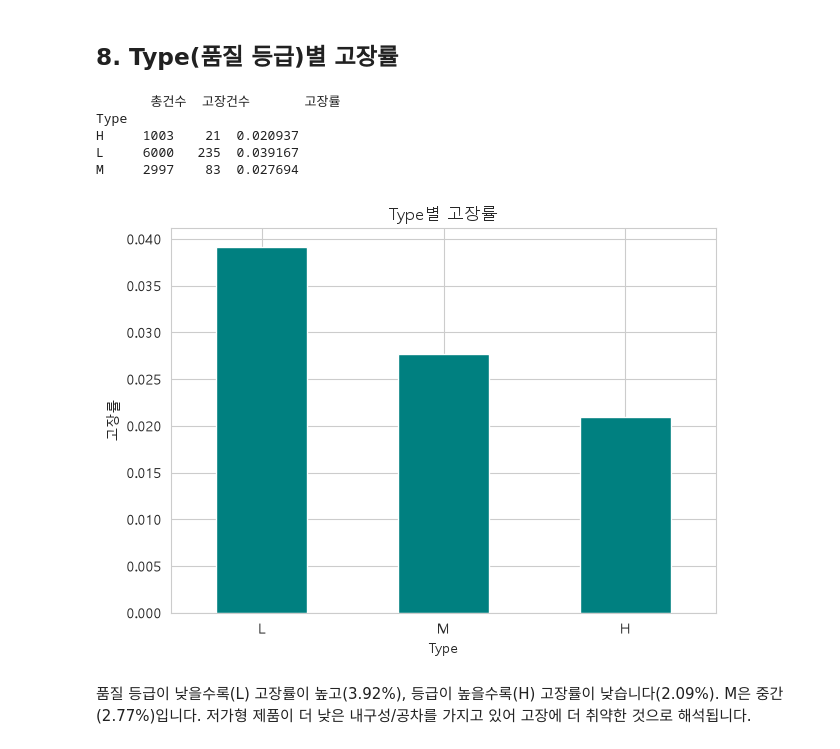
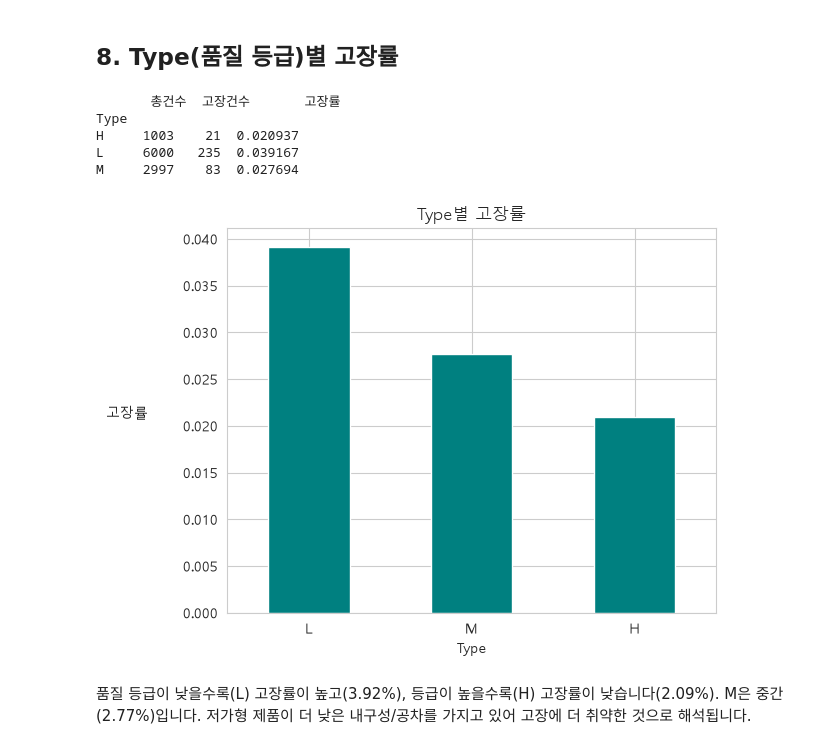
Before and after one commit to hmy7788/python_data_analyze, a Jupyter notebook: src/EDA1.ipynb, the cells around one changed output. Drawn from its saved outputs; the diff is of its cells as text; code cells hidden in the pictures.

```diff
--- a/src/EDA1.ipynb
+++ b/src/EDA1.ipynb
@@ -257,23 +257,25 @@ Passing `palette` without assigning `hue` is deprecated and will be removed in v
 # %%
 type_fail = df.groupby("Type")["Machine failure"].agg(["count", "sum", "mean"]).rename(
     columns={"count": "총건수", "sum": "고장건수", "mean": "고장률"})
 print(type_fail)
 
 # rot=0: pandas 기본 90도 회전 + Malgun Gothic 폰트 조합에서 x축 라벨(L/M/H)이
 # 깨진 글자로 렌더링되는 버그가 있어 회전을 꺼서 우회한다.
 type_fail["고장률"].reindex(["L", "M", "H"]).plot(kind="bar", color="teal", rot=0)
-plt.ylabel("고장률")
+# rotation=0: y축 라벨(세로 회전된 한글 "고장률")도 같은 폰트+회전 조합에서
+# 글자가 깨져 보이는 버그가 있어 마찬가지로 회전을 꺼서 우회한다.
+plt.ylabel("고장률", rotation=0, labelpad=25, ha="right")
 plt.title("Type별 고장률")
 plt.tight_layout()
 plt.savefig("../images/eda_failrate_by_type.png", dpi=100, bbox_inches="tight")
 plt.show()
 # %% [output]
        총건수  고장건수       고장률
 Type
 H     1003    21  0.020937
 L     6000   235  0.039167
 M     2997    83  0.027694
-[figure, old version]
+[figure, new version]
 # %% [markdown]
 품질 등급이 낮을수록(L) 고장률이 높고(3.92%), 등급이 높을수록(H) 고장률이 낮습니다(2.09%). M은 중간(2.77%)입니다.
 저가형 제품이 더 낮은 내구성/공차를 가지고 있어 고장에 더 취약한 것으로 해석됩니다.
```
Also changed, not shown: 11 other files.
